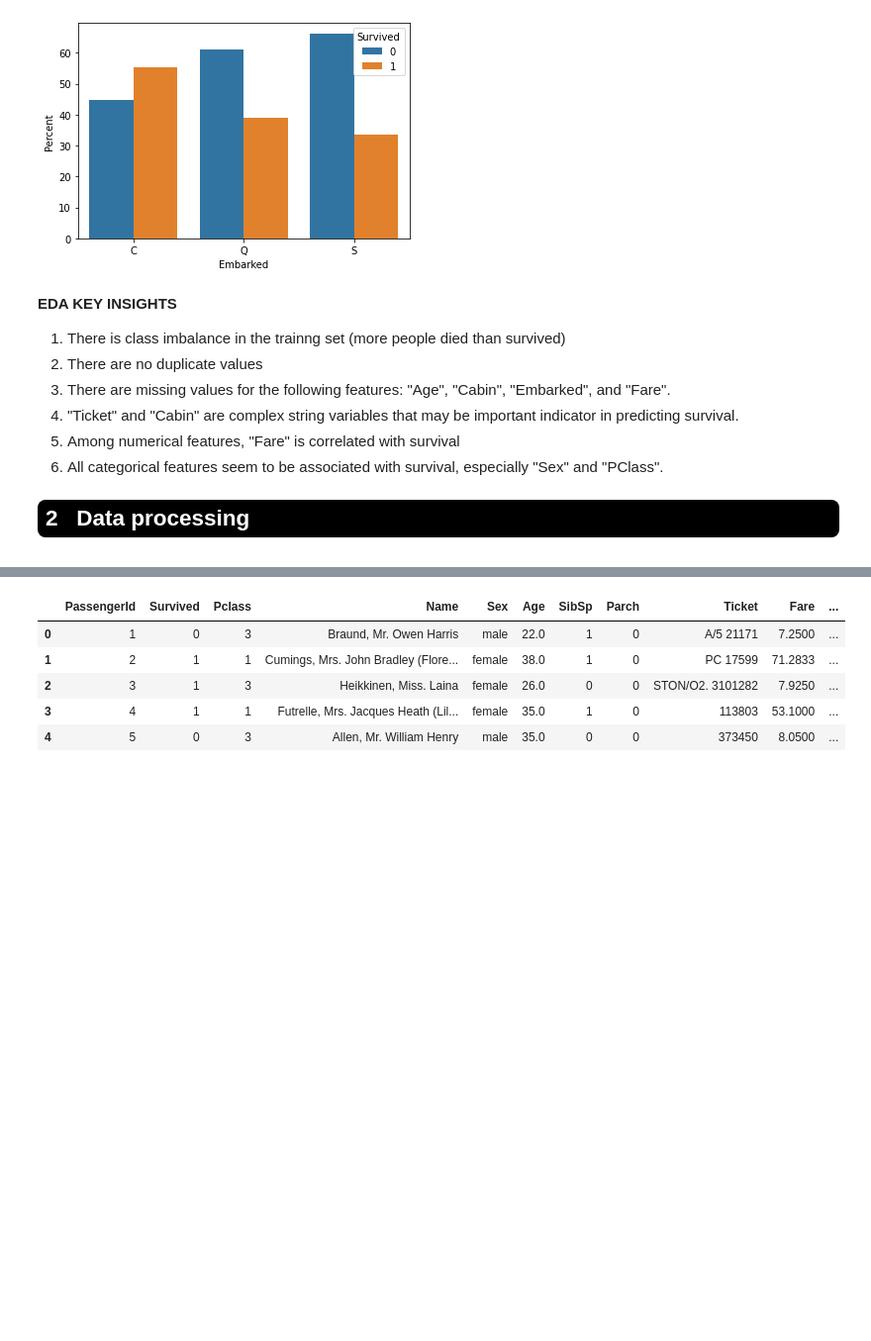
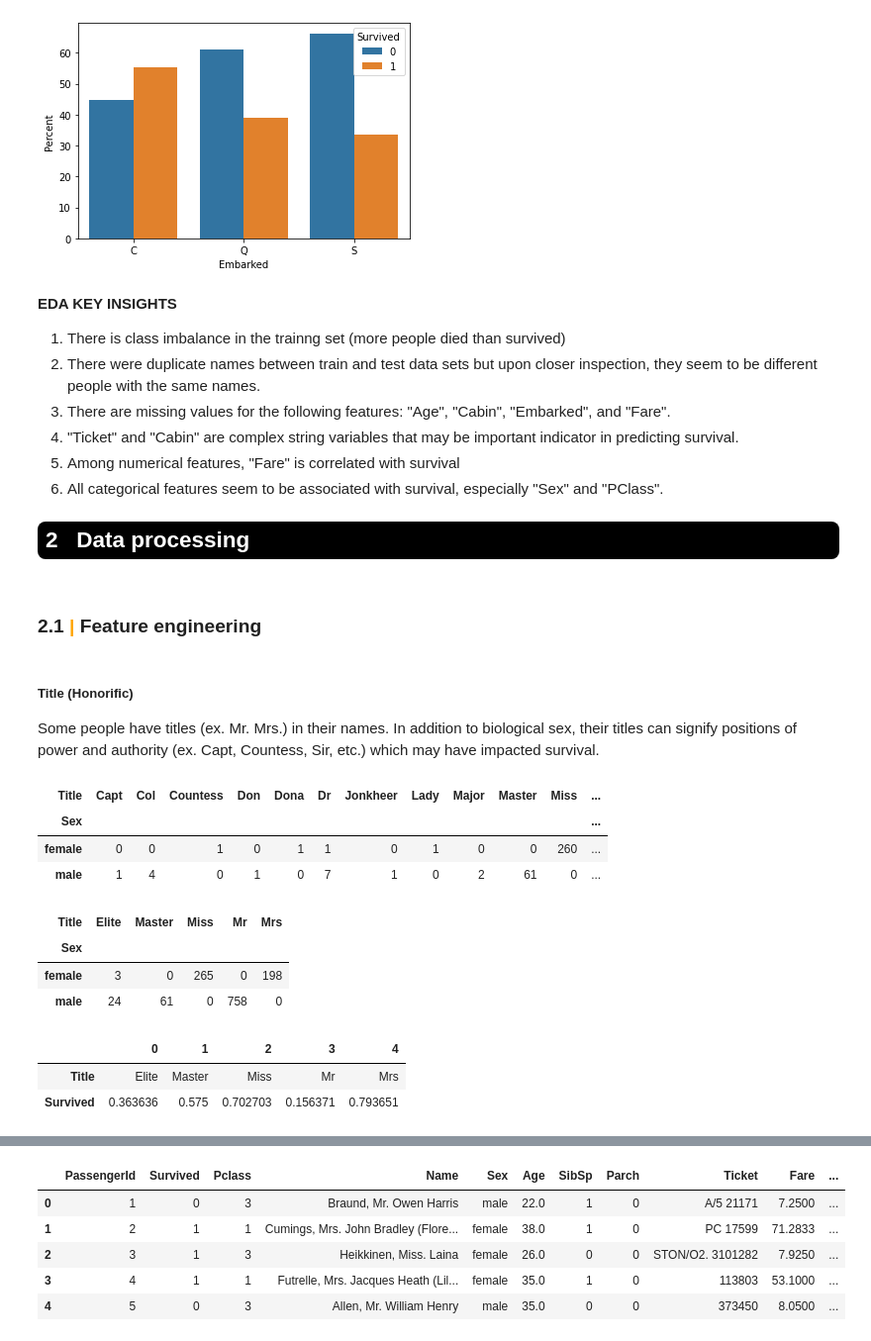
Before and after one commit to ywjin0707/KaggleNotebooks, a Jupyter notebook: titanic-survival-classification.ipynb, the cells around one changed output, grey strips where cells are left out. Shown: that part at 99% size. Saved outputs shown, nothing was run; the diff lists cells and outputs as text; code cells hidden in the pictures; blank space fills up the shorter version.

Commit message:
Kaggle Notebook | Titanic Survival Classification | Version 4

```diff
--- a/titanic-survival-classification.ipynb
+++ b/titanic-survival-classification.ipynb
@@ -184,7 +202,7 @@ categoricalPlots(df_train, y='Survived')
 # %% [markdown]
 **EDA KEY INSIGHTS**
 1. There is class imbalance in the trainng set (more people died than survived)
-2. There are no duplicate values
+2. There were duplicate names between train and test data sets but upon closer inspection, they seem to be different people with the same names.
 3. There are missing values for the following features: "Age", "Cabin", "Embarked", and "Fare".
 4. "Ticket" and "Cabin" are complex string variables that may be important indicator in predicting survival.
 5. Among numerical features, "Fare" is correlated with survival
@@ -197,3 +215,38 @@ categoricalPlots(df_train, y='Survived')
         <b>2 &nbsp; Data processing</b>
     </p>
 </div>
+# %% [markdown]
+### <b> 2.1 <span style='color:orange'> | </span> Feature engineering</b>
+# %% [markdown]
+##### Title (Honorific)
+Some people have titles (ex. Mr. Mrs.) in their names. In addition to biological sex, their titles can signify positions of power and authority (ex. Capt, Countess, Sir, etc.) which may have impacted survival.
+# %%
+# Extract title (honorifics) from people's names
+df_data['Title'] = df_data.Name.str.extract(' ([A-Za-z]+)\.', expand=False)
+# Count occurence for each title
+pd.crosstab(df_data['Title'], df_data['Sex']).transpose()
+# %% [output]
+| Title | Capt | Col | Countess | Don | Dona | Dr | Jonkheer | Lady | Major | Master | Miss | ... |
+| Sex |  |  |  |  |  |  |  |  |  |  |  | ... |
+| female | 0 | 0 | 1 | 0 | 1 | 1 | 0 | 1 | 0 | 0 | 260 | ... |
+| male | 1 | 4 | 0 | 1 | 0 | 7 | 1 | 0 | 2 | 61 | 0 | ... |
+# %%
+# Replace upper-class titles with 'Elite' status and unify titles for men and women
+df_data['Title'] = df_data['Title'].replace(['Capt', 'Col', 'Countess', 'Dr', 'Jonkheer' ,'Lady', 'Major', 'Rev', 'Sir'], 'Elite')
+df_data['Title'] = df_data['Title'].replace(['Ms', 'Mlle', 'Dona'], 'Miss')
+df_data['Title'] = df_data['Title'].replace('Mme', 'Mrs')
+df_data['Title'] = df_data['Title'].replace('Don', 'Mr')
+# Count occurence for each title again
+pd.crosstab(df_data['Title'], df_data['Sex']).transpose()
+# %% [output]
+| Title | Elite | Master | Miss | Mr | Mrs |
+| Sex |  |  |  |  |  |
+| female | 3 | 0 | 265 | 0 | 198 |
+| male | 24 | 61 | 0 | 758 | 0 |
+# %%
+# Calculating the mean survival rate for each title/class
+df_data[['Title', 'Survived']].groupby(['Title'], as_index=False).mean().transpose()
+# %% [output]
+|  | 0 | 1 | 2 | 3 | 4 |
+| Title | Elite | Master | Miss | Mr | Mrs |
+| Survived | 0.363636 | 0.575 | 0.702703 | 0.156371 | 0.793651 |
```
Also changed, not shown: parts of 19 cells of this notebook.
